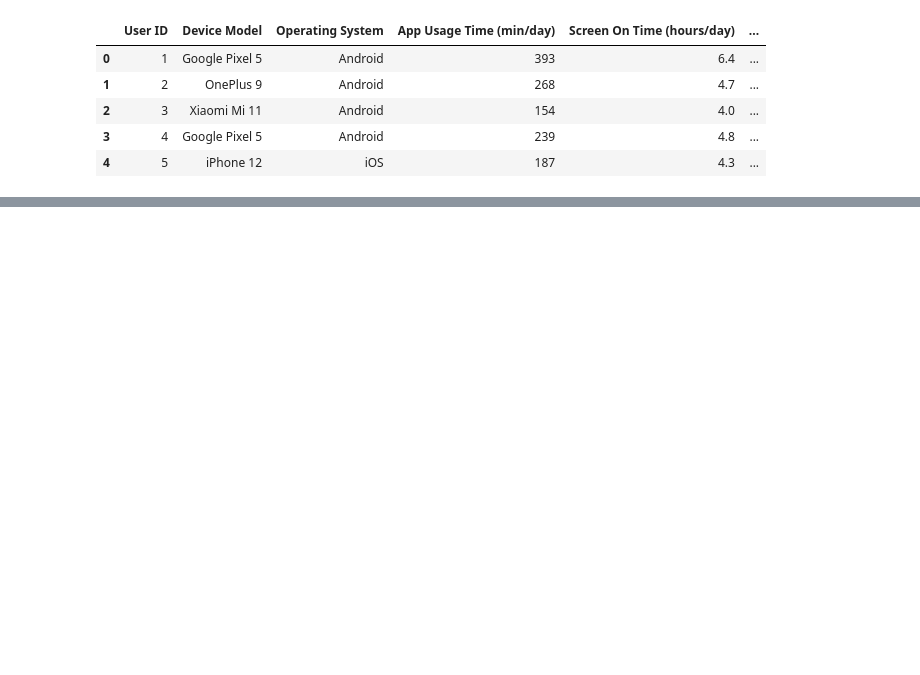
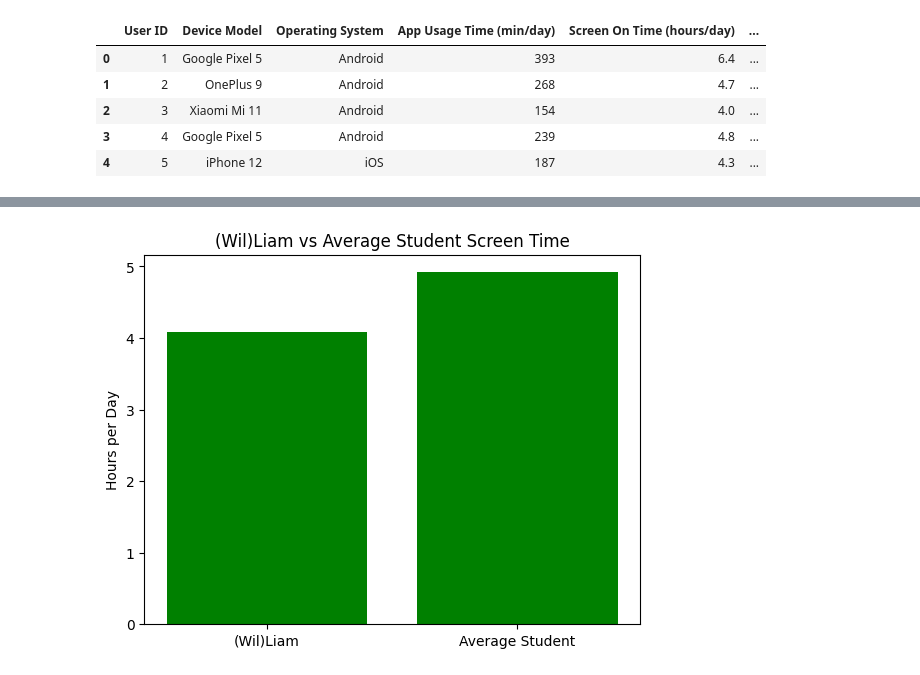
Before and after one commit to DefeatedWarrior/DataSci-Assignment-1, a Jupyter notebook: JupiterNotebook.ipynb, the cells around one changed output, grey strips where cells are left out. Cells and saved outputs as stored; diff of their text form; code cells hidden in the pictures; blank space fills up the shorter version.

```diff
--- a/JupiterNotebook.ipynb
+++ b/JupiterNotebook.ipynb
@@ -46,0 +80,20 @@ userbehavior.head()
+# %%
+# My total usage (convert minutes to hours & Divide by 10 days average)
+my_total_hours = myphone["Day Duration (Minutes)"].sum() / 60 / 10
+
+# Student average
+avg_student_usage = students["Avg_Daily_Usage_Hours"].mean()
+
+labels = ["(Wil)Liam", "Average Student"]
+values = [my_total_hours, avg_student_usage]
+
+plt.figure()
+
+plt.bar(labels, values, color="green")
+
+plt.ylabel("Hours per Day")
+plt.title("(Wil)Liam vs Average Student Screen Time")
+
+plt.show()
+# %% [output]
+[figure, added]
```
Also changed, not shown: parts of 5 cells of this notebook.
